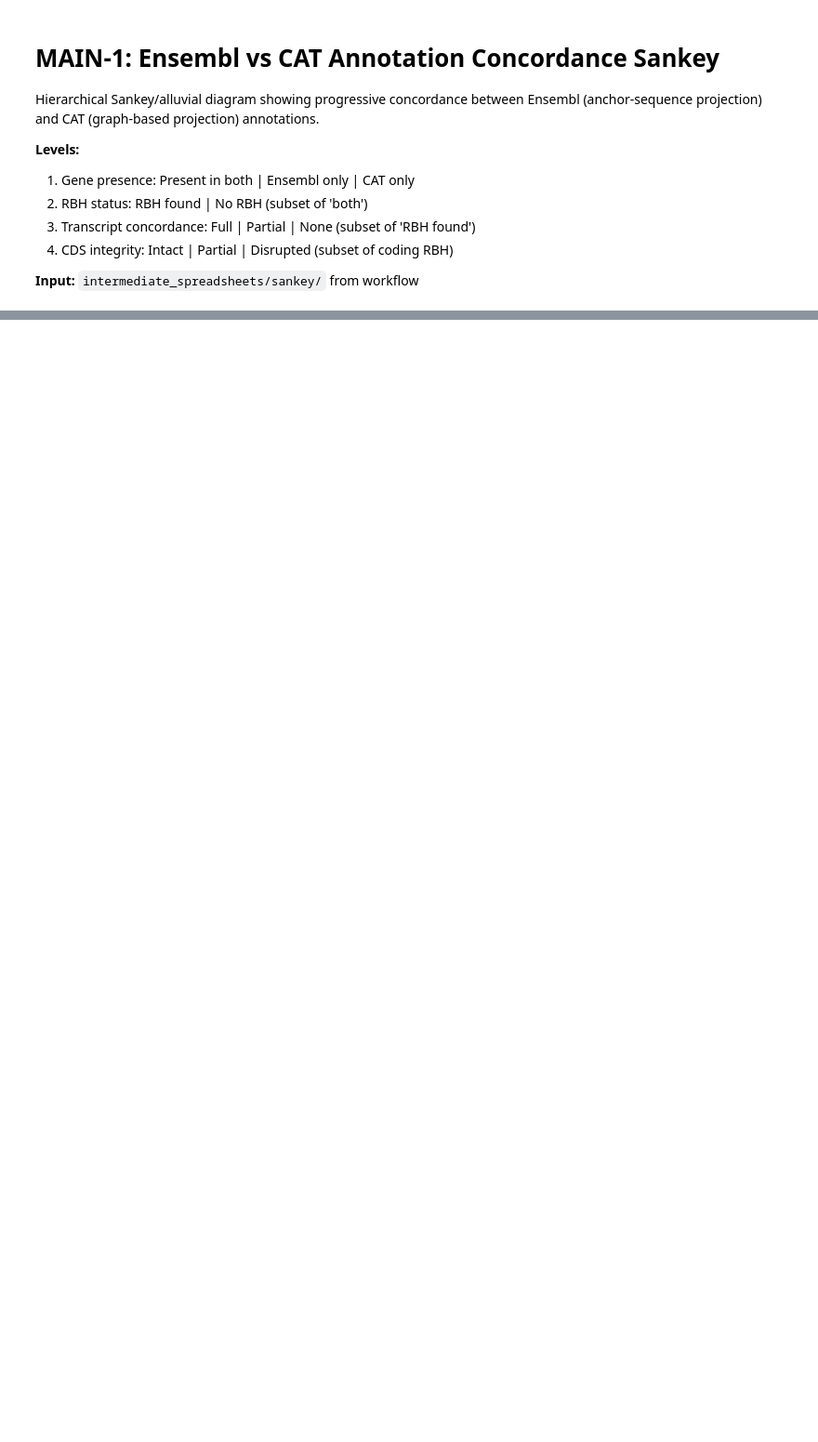
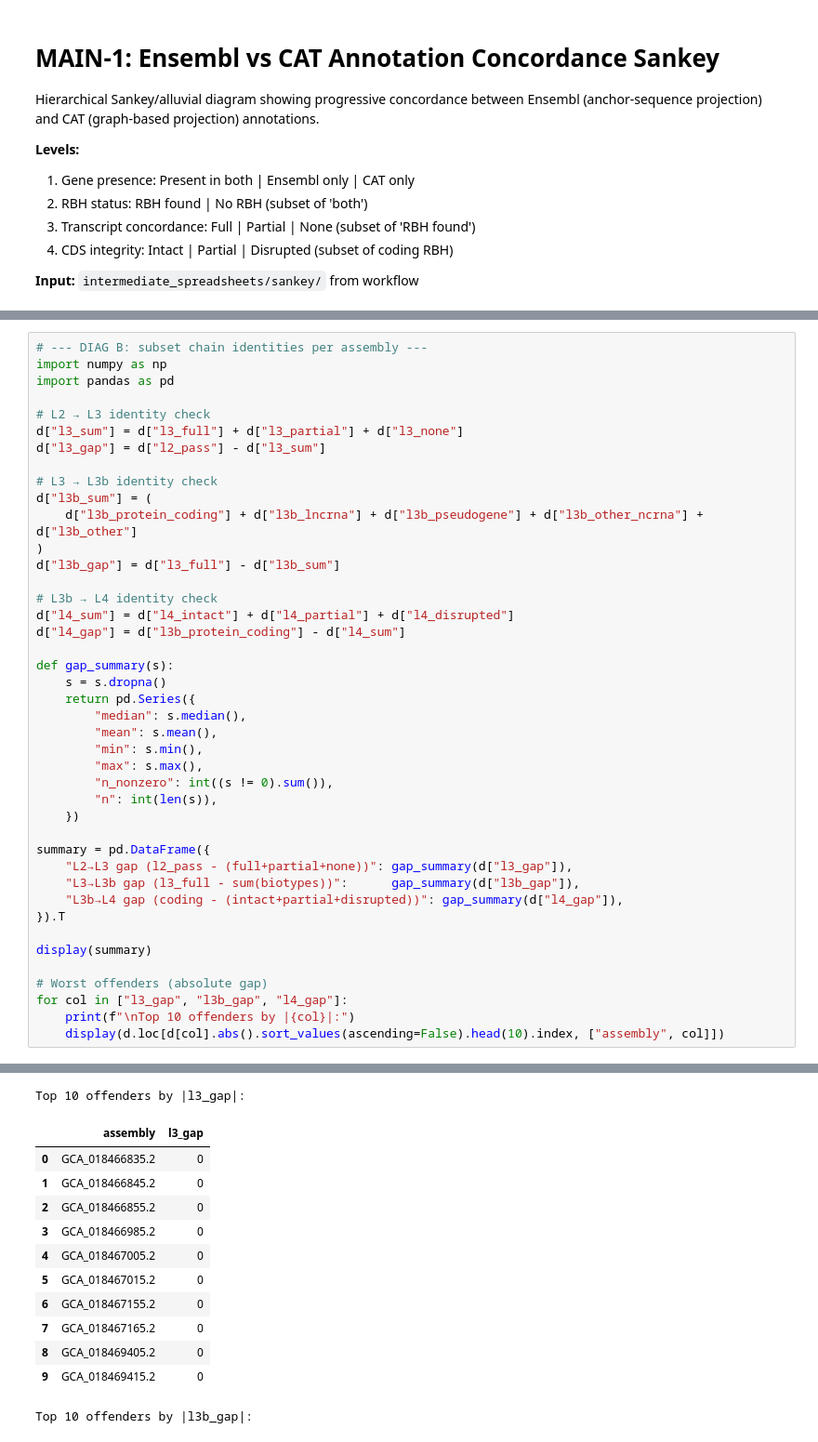
Before and after one commit to Ensembl/hprc-qc, a Jupyter notebook: nextflow/pipelines/ensembl_cat_comparison/notebooks/figure_main1_sankey.ipynb, the cells around one changed output, grey strips where cells are left out. Shown at 93% size. Cells and saved outputs as stored; diff of their text form; blank space fills up the shorter version.

```diff
--- a/nextflow/pipelines/ensembl_cat_comparison/notebooks/figure_main1_sankey.ipynb
+++ b/nextflow/pipelines/ensembl_cat_comparison/notebooks/figure_main1_sankey.ipynb
@@ -308,0 +476,43 @@ plt.show()
+# %%
+# --- DIAG B: subset chain identities per assembly ---
+import numpy as np
+import pandas as pd
+
+# L2 → L3 identity check
+d["l3_sum"] = d["l3_full"] + d["l3_partial"] + d["l3_none"]
+d["l3_gap"] = d["l2_pass"] - d["l3_sum"]
+
+# L3 → L3b identity check
+d["l3b_sum"] = (
+    d["l3b_protein_coding"] + d["l3b_lncrna"] + d["l3b_pseudogene"] + d["l3b_other_ncrna"] + d["l3b_other"]
+)
+d["l3b_gap"] = d["l3_full"] - d["l3b_sum"]
+
+# L3b → L4 identity check
+d["l4_sum"] = d["l4_intact"] + d["l4_partial"] + d["l4_disrupted"]
+d["l4_gap"] = d["l3b_protein_coding"] - d["l4_sum"]
+
+def gap_summary(s):
+    s = s.dropna()
+    return pd.Series({
+        "median": s.median(),
+        "mean": s.mean(),
+        "min": s.min(),
+        "max": s.max(),
+        "n_nonzero": int((s != 0).sum()),
+        "n": int(len(s)),
+    })
+
+summary = pd.DataFrame({
+    "L2→L3 gap (l2_pass - (full+partial+none))": gap_summary(d["l3_gap"]),
+    "L3→L3b gap (l3_full - sum(biotypes))":      gap_summary(d["l3b_gap"]),
+    "L3b→L4 gap (coding - (intact+partial+disrupted))": gap_summary(d["l4_gap"]),
+}).T
+
+display(summary)
+
+# Worst offenders (absolute gap)
+for col in ["l3_gap", "l3b_gap", "l4_gap"]:
+    print(f"\nTop 10 offenders by |{col}|:")
+    display(d.loc[d[col].abs().sort_values(ascending=False).head(10).index, ["assembly", col]])
+# %% [output]
@@ -308,0 +523,13 @@ plt.show()
+Top 10 offenders by |l3_gap|:
+|  | assembly | l3_gap |
+| 0 | GCA_018466835.2 | 0 |
+| 1 | GCA_018466845.2 | 0 |
+| 2 | GCA_018466855.2 | 0 |
+| 3 | GCA_018466985.2 | 0 |
+| 4 | GCA_018467005.2 | 0 |
+| 5 | GCA_018467015.2 | 0 |
+| 6 | GCA_018467155.2 | 0 |
+| 7 | GCA_018467165.2 | 0 |
+| 8 | GCA_018469405.2 | 0 |
+| 9 | GCA_018469415.2 | 0 |
+Top 10 offenders by |l3b_gap|:
```
Also changed, not shown: parts of 15 cells of this notebook, 30 other files.
